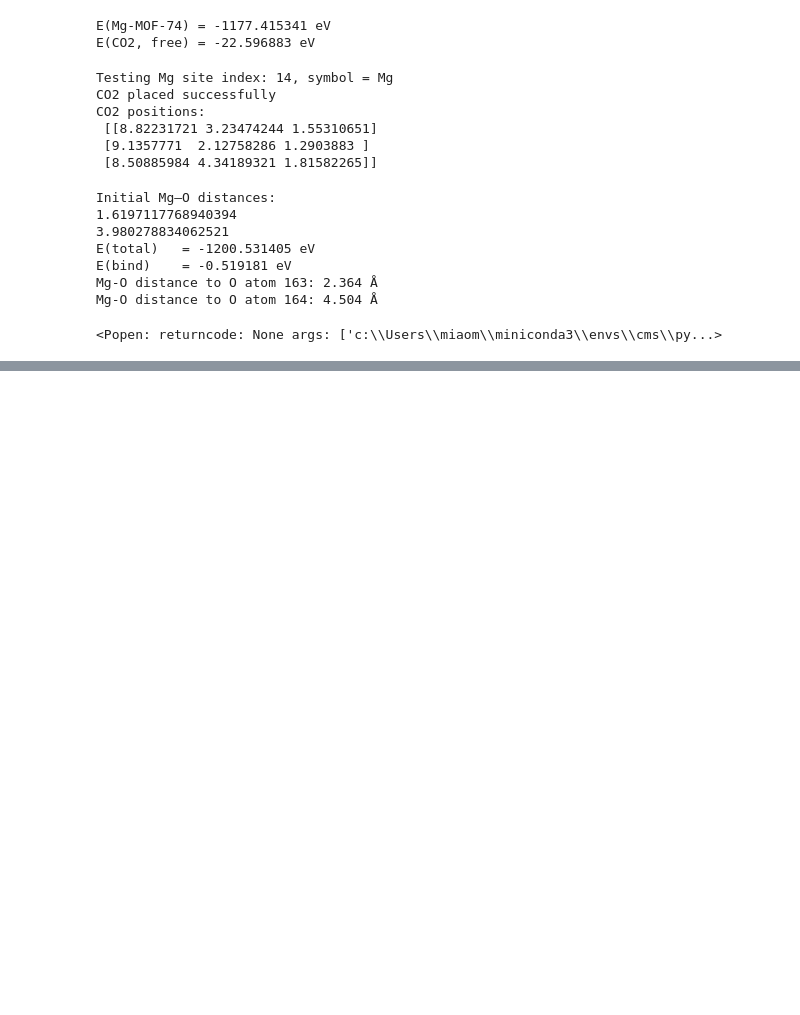
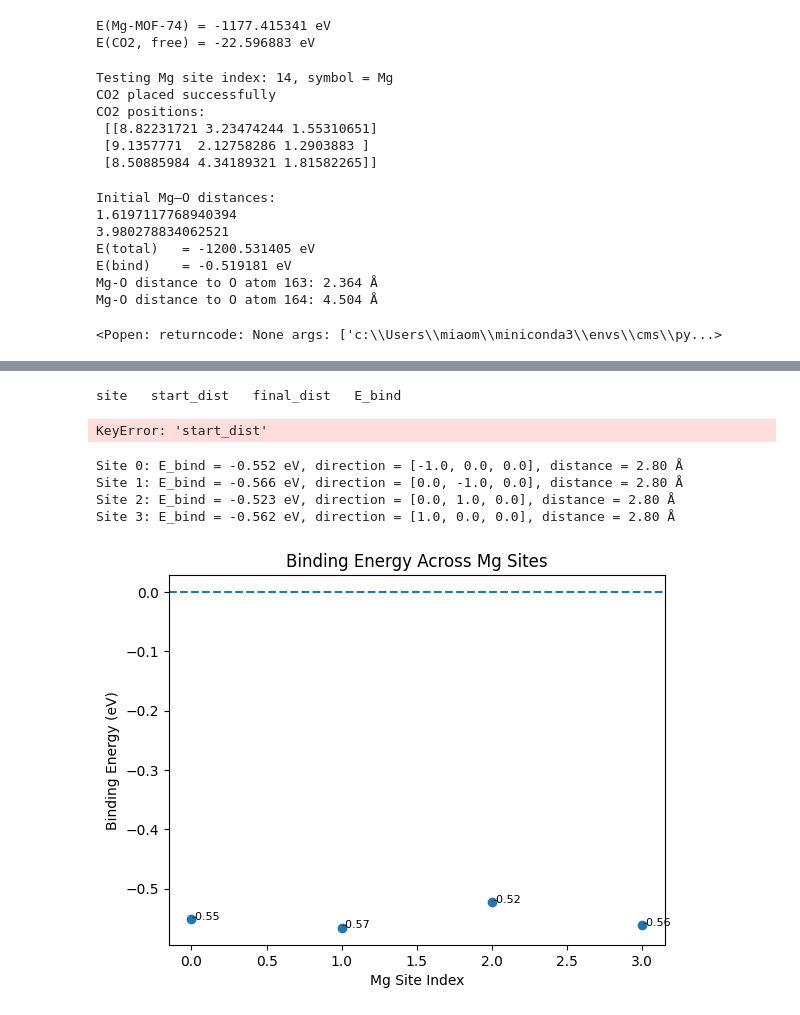
Before and after one commit to cl6767/cbe423-final_project, a Jupyter notebook: simulation.ipynb, the cells around one changed output, grey strips where cells are left out. Cells and saved outputs as stored; diff of their text form; code cells hidden in the pictures; blank space fills up the shorter version.

Commit message:
ran binding energy simulation for CO_2 binding across 4 Mg sites

```diff
--- a/simulation.ipynb
+++ b/simulation.ipynb
@@ -99,6 +99,14 @@ def is_valid_position_full(mof, co2, cutoff=1.6):
         pbc=mof.get_pbc()
     )[1]
     return np.min(dmat) > cutoff
+# %%
+def get_directions():
+    dirs = [
+        [1,0,0], [-1,0,0],
+        [0,1,0], [0,-1,0],
+        [0,0,1], [0,0,-1]
+    ]
+    return [np.array(d)/np.linalg.norm(d) for d in dirs]
 # %%
 def place_co2_oriented(mof, co2, metal_index):
     metal_pos = mof.positions[metal_index]
@@ -250,0 +234,8 @@ KeyboardInterrupt:
+# %%
+# time to iterate across 3-4 sites
+metal_indices = [i for i, a in enumerate(mof_74) if a.symbol == "Mg"]
+
+# pick first 4 for now
+test_sites = metal_indices[:4]
+
+print("Testing sites:", test_sites)
@@ -250,0 +315,38 @@ KeyboardInterrupt:
+# %%
+print("site   start_dist   final_dist   E_bind")
+for r in results:
+    print(r["site"], r["start_dist"], r["final_mg_o_dist"], r["E_bind"])
+# %% [output]
+site   start_dist   final_dist   E_bind
+KeyError: 'start_dist'
+# %%
+# view results arra
+for r in results:
+    print(f"Site {r['site']}: E_bind = {r['E_bind']:.3f} eV, direction = {r['direction']}, distance = {r['distance']:.2f} Å")
+
+sites = [r["site"] for r in results]
+E_bind = np.array([r["E_bind"] for r in results])
+dist = np.array([r["distance"] for r in results])
+# %% [output]
+Site 0: E_bind = -0.552 eV, direction = [-1.0, 0.0, 0.0], distance = 2.80 Å
+Site 1: E_bind = -0.566 eV, direction = [0.0, -1.0, 0.0], distance = 2.80 Å
+Site 2: E_bind = -0.523 eV, direction = [0.0, 1.0, 0.0], distance = 2.80 Å
+Site 3: E_bind = -0.562 eV, direction = [1.0, 0.0, 0.0], distance = 2.80 Å
+# %%
+import matplotlib.pyplot as plt
+
+# binding energy plot vs. site index
+plt.figure()
+plt.scatter(sites, E_bind)
+
+for i, e in zip(sites, E_bind):
+    plt.text(i, e, f"{e:.2f}", fontsize=8)
+
+plt.xlabel("Mg Site Index")
+plt.ylabel("Binding Energy (eV)")
+plt.title("Binding Energy Across Mg Sites")
+plt.axhline(0, linestyle="--")
+
+plt.show()
+# %% [output]
+[figure, added]
```
Also changed, not shown: parts of 9 cells of this notebook.
